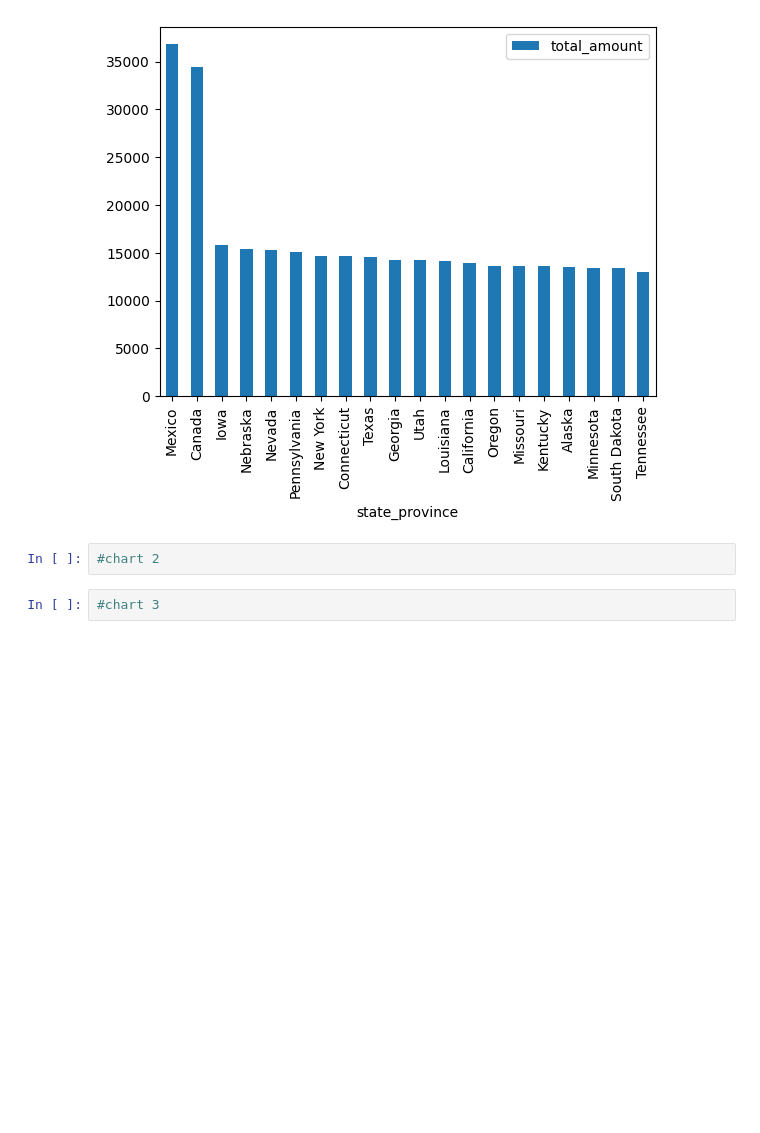
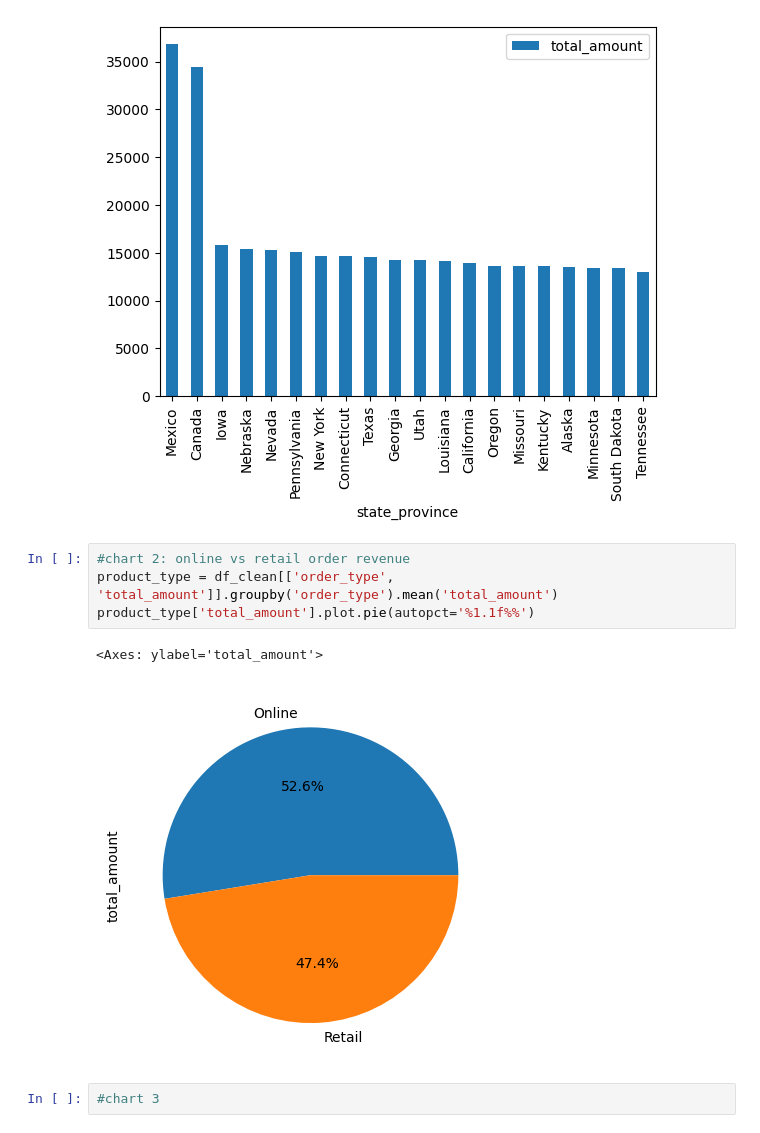
Before and after one commit to BBloxham1/is4487, a Jupyter notebook: Labs/Scripts/lab6_retailer_eda.ipynb, the cells around one changed output. Saved outputs shown, nothing was run; the diff lists cells and outputs as text; blank space fills up the shorter version.

```diff
--- a/Labs/Scripts/lab6_retailer_eda.ipynb
+++ b/Labs/Scripts/lab6_retailer_eda.ipynb
@@ -142,7 +142,12 @@ top_states.head(20).plot.bar()
 # %% [output]
 <Axes: xlabel='state_province'>
 [figure]
-# %%
-#chart 2
+# %%
+#chart 2: online vs retail order revenue
+product_type = df_clean[['order_type', 'total_amount']].groupby('order_type').mean('total_amount')
+product_type['total_amount'].plot.pie(autopct='%1.1f%%')
+# %% [output]
+<Axes: ylabel='total_amount'>
+[figure, added]
 # %%
 #chart 3
```
